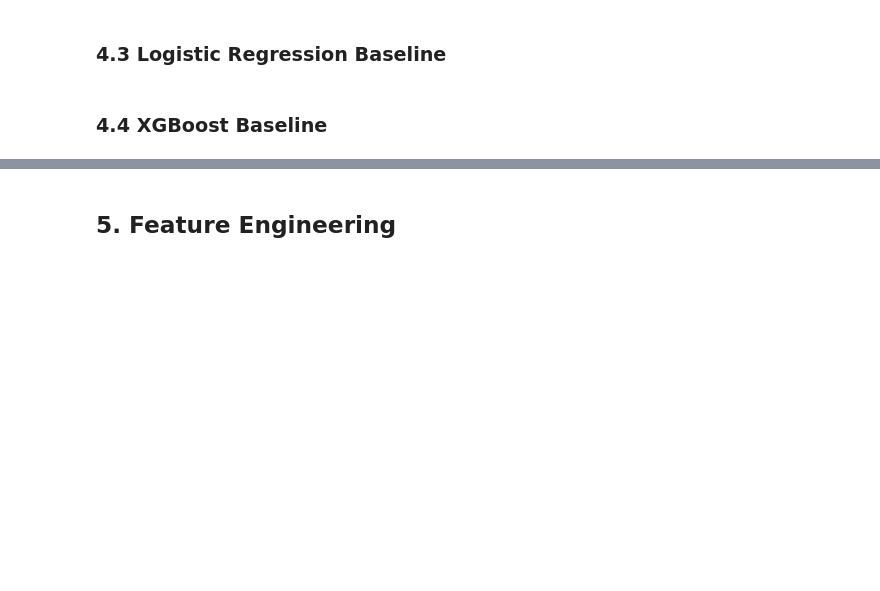
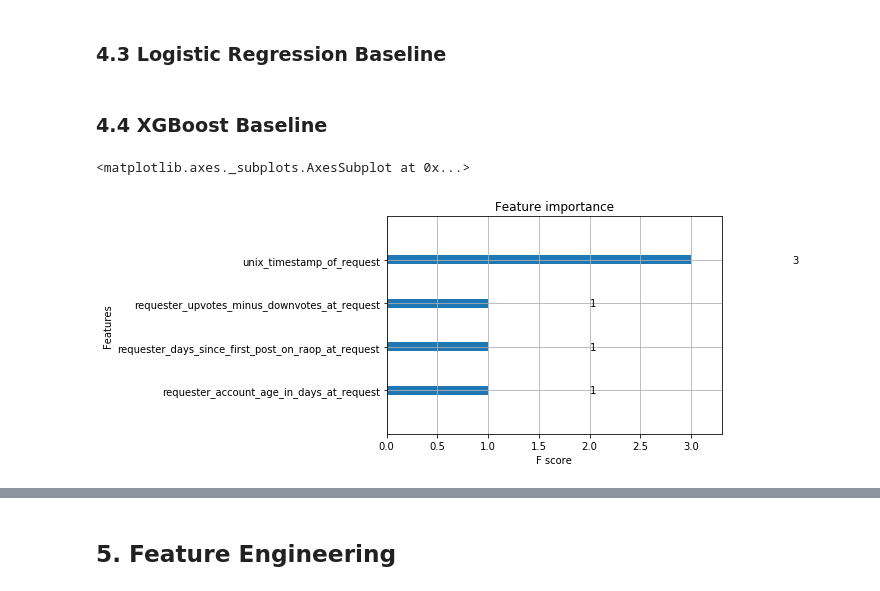
Before and after one commit to timspit/w207_final_project, a Jupyter notebook: Pizza Project_V0.1_JV.ipynb, the cells around one changed output, grey strips where cells are left out. Drawn from its saved outputs; the diff is of its cells as text; code cells hidden in the pictures; blank space fills up the shorter version.

```diff
--- a/Pizza Project_V0.1_JV.ipynb
+++ b/Pizza Project_V0.1_JV.ipynb
@@ -823,0 +826,28 @@ The confusion matrix shows that the model fails to predict any fulfilled request
+# %%
+# Tim - NOTE: can still use numeric/continuous variable
+
+list_vars_keep = ['requester_upvotes_plus_downvotes_at_request',
+                  'requester_upvotes_minus_downvotes_at_request',
+                  'requester_number_of_comments_in_raop_at_request',
+                  'unix_timestamp_of_request',
+                  'requester_days_since_first_post_on_raop_at_request',
+                  'requester_account_age_in_days_at_request']
+train_df_lim = train_df[list_vars_keep]
+dev_df_lim = dev_df[list_vars_keep]
+
+dtrain = xgb.DMatrix(train_df_lim, label = train_labels)
+ddev = xgb.DMatrix(dev_df_lim)
+
+# specify parameters via map
+param = {'max_depth':2, 'eta':1, 'silent':1, 'objective':'binary:logistic' }
+num_round = 2
+
+bst = xgb.train(param, dtrain, num_round)
+
+# make prediction
+preds = bst.predict(ddev)
+# %%
+xgb.plot_importance(bst)
+# %% [output]
+<matplotlib.axes._subplots.AxesSubplot at 0x...>
+[figure, added]
```
Also changed, not shown: parts of 40 cells of this notebook.
